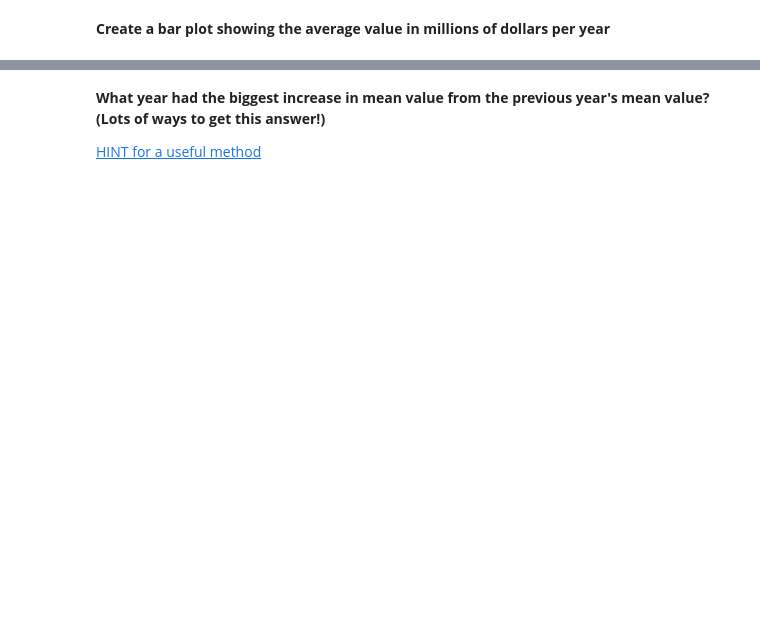
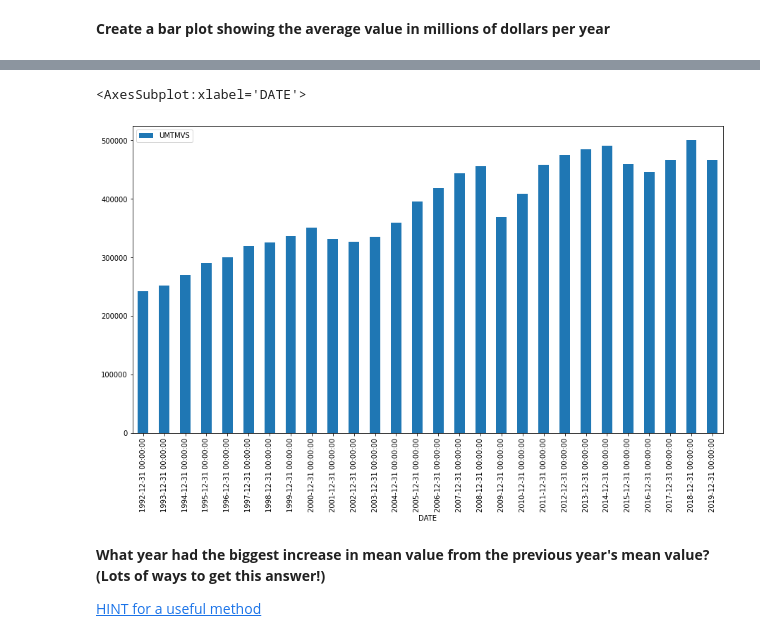
Before and after one commit to jafar-shodiq/jose-portilla-courses, a Jupyter notebook: time-series-data-analysis/project-and-exercise/time-series-with-pandas-set-two.ipynb, the cells around one changed output, grey strips where cells are left out. Saved outputs shown, nothing was run; the diff lists cells and outputs as text; code cells hidden in the pictures; blank space fills up the shorter version.

```diff
--- a/time-series-data-analysis/project-and-exercise/time-series-with-pandas-set-two.ipynb
+++ b/time-series-data-analysis/project-and-exercise/time-series-with-pandas-set-two.ipynb
@@ -137,3 +117,8 @@ dtype: float64
+# %%
+df.resample('Y').mean().plot.bar(figsize=(15,8))
+# %% [output]
+<AxesSubplot:xlabel='DATE'>
+[figure, added]
 # %% [markdown]
 **What year had the biggest increase in mean value from the previous year's mean value? (Lots of ways to get this answer!)**
 
```
Also changed, not shown: parts of 36 cells of this notebook.
